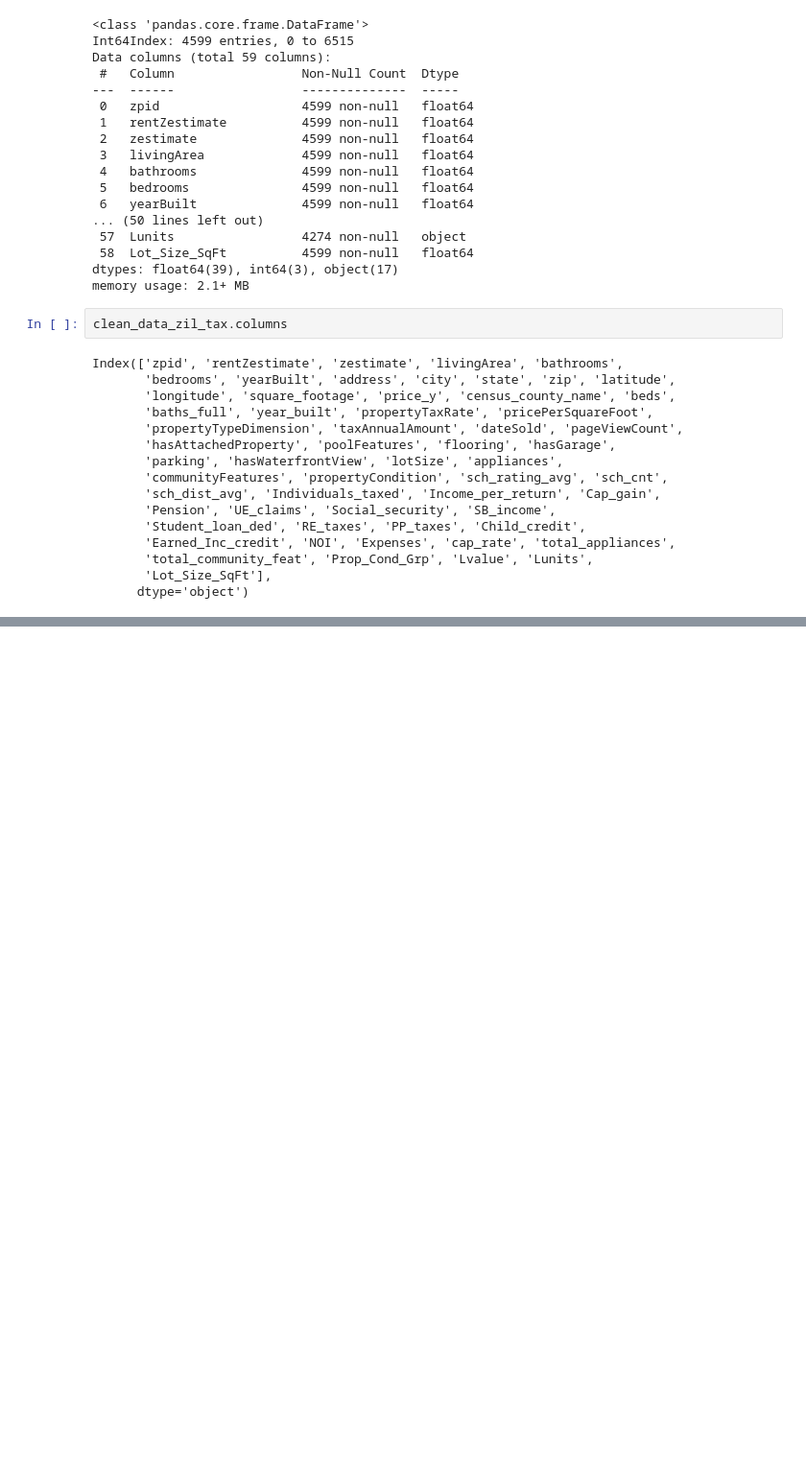
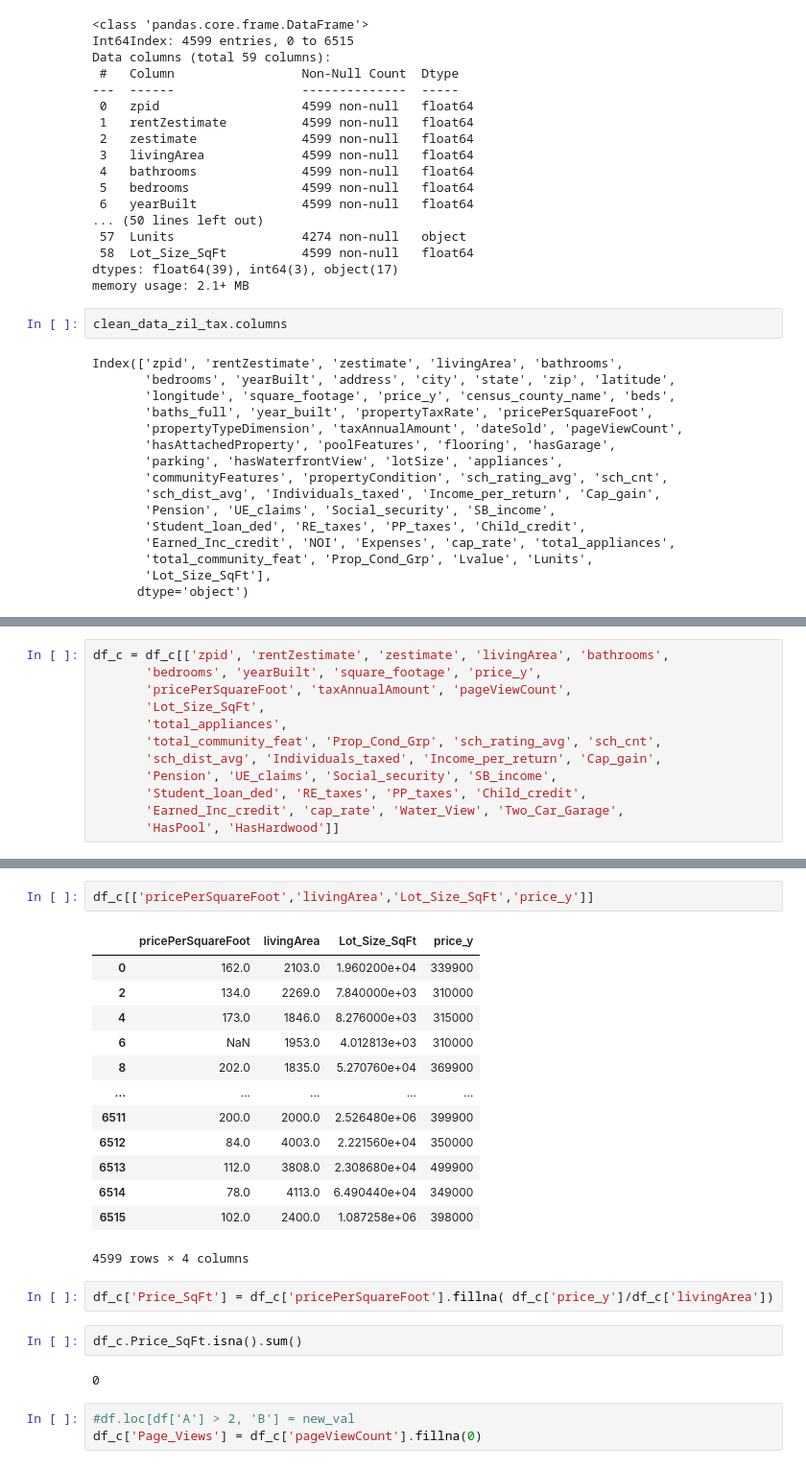
Before and after one commit to nsharma73/capstone_haystack, a Jupyter notebook: WebScrapeUsingRapidAPI.ipynb, the cells around one changed output, grey strips where cells are left out. Shown at 96% size. Drawn from its saved outputs; the diff is of its cells as text; blank space fills up the shorter version.

```diff
--- a/WebScrapeUsingRapidAPI.ipynb
+++ b/WebScrapeUsingRapidAPI.ipynb
@@ -1570,0 +1752,12 @@ df_c.head()
+# %%
+df_c = df_c[['zpid', 'rentZestimate', 'zestimate', 'livingArea', 'bathrooms',
+       'bedrooms', 'yearBuilt', 'square_footage', 'price_y',
+       'pricePerSquareFoot', 'taxAnnualAmount', 'pageViewCount',
+       'Lot_Size_SqFt',
+       'total_appliances',
+       'total_community_feat', 'Prop_Cond_Grp', 'sch_rating_avg', 'sch_cnt',
+       'sch_dist_avg', 'Individuals_taxed', 'Income_per_return', 'Cap_gain',
+       'Pension', 'UE_claims', 'Social_security', 'SB_income',
+       'Student_loan_ded', 'RE_taxes', 'PP_taxes', 'Child_credit',
+       'Earned_Inc_credit', 'cap_rate', 'Water_View', 'Two_Car_Garage',
+       'HasPool', 'HasHardwood']]
@@ -1570,0 +1784,25 @@ df_c.head()
+# %%
+df_c[['pricePerSquareFoot','livingArea','Lot_Size_SqFt','price_y']]
+# %% [output]
+|  | pricePerSquareFoot | livingArea | Lot_Size_SqFt | price_y |
+| 0 | 162.0 | 2103.0 | 1.960200e+04 | 339900 |
+| 2 | 134.0 | 2269.0 | 7.840000e+03 | 310000 |
+| 4 | 173.0 | 1846.0 | 8.276000e+03 | 315000 |
+| 6 | NaN | 1953.0 | 4.012813e+03 | 310000 |
+| 8 | 202.0 | 1835.0 | 5.270760e+04 | 369900 |
+| ... | ... | ... | ... | ... |
+| 6511 | 200.0 | 2000.0 | 2.526480e+06 | 399900 |
+| 6512 | 84.0 | 4003.0 | 2.221560e+04 | 350000 |
+| 6513 | 112.0 | 3808.0 | 2.308680e+04 | 499900 |
+| 6514 | 78.0 | 4113.0 | 6.490440e+04 | 349000 |
+| 6515 | 102.0 | 2400.0 | 1.087258e+06 | 398000 |
+4599 rows × 4 columns
+# %%
+df_c['Price_SqFt'] = df_c['pricePerSquareFoot'].fillna( df_c['price_y']/df_c['livingArea'])
+# %%
+df_c.Price_SqFt.isna().sum()
+# %% [output]
+0
+# %%
+#df.loc[df['A'] > 2, 'B'] = new_val
+df_c['Page_Views'] = df_c['pageViewCount'].fillna(0)
```
Also changed, not shown: parts of 111 cells of this notebook.
